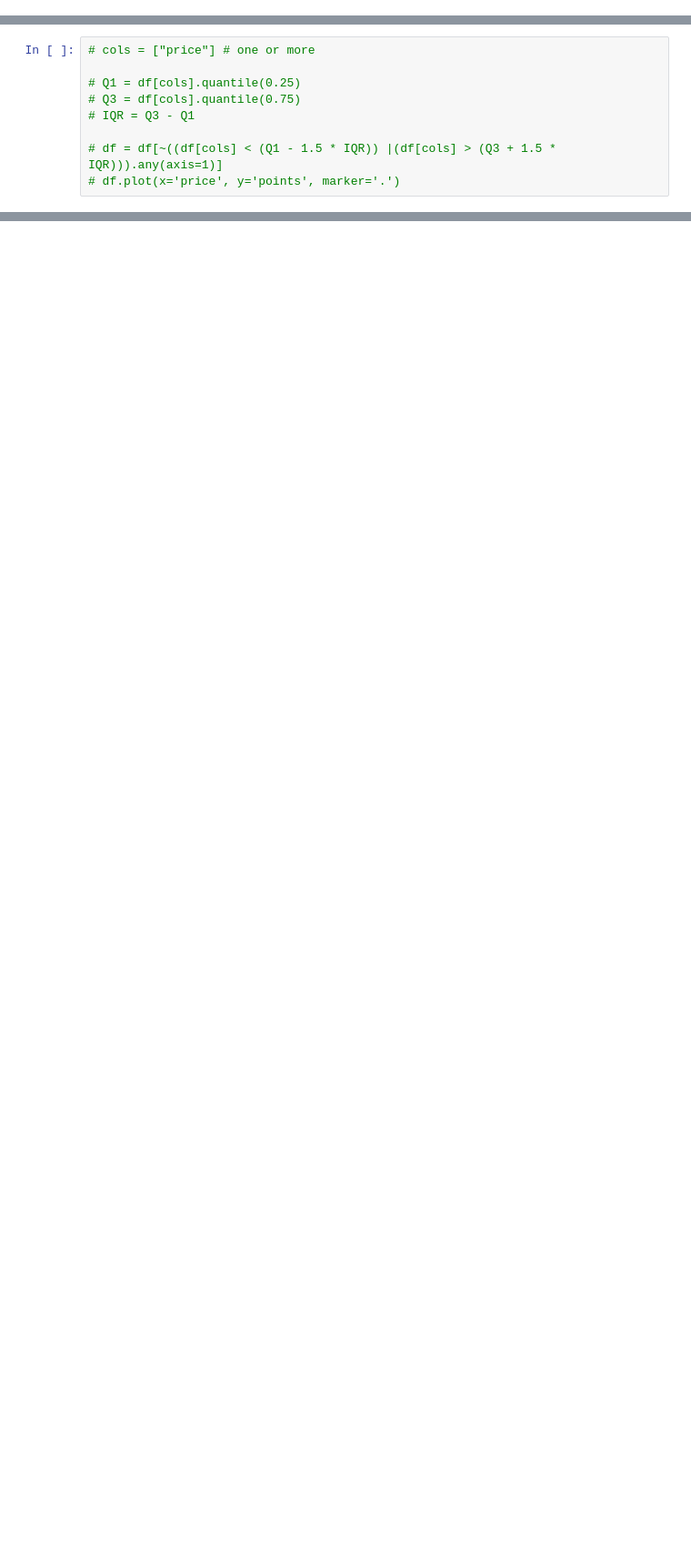
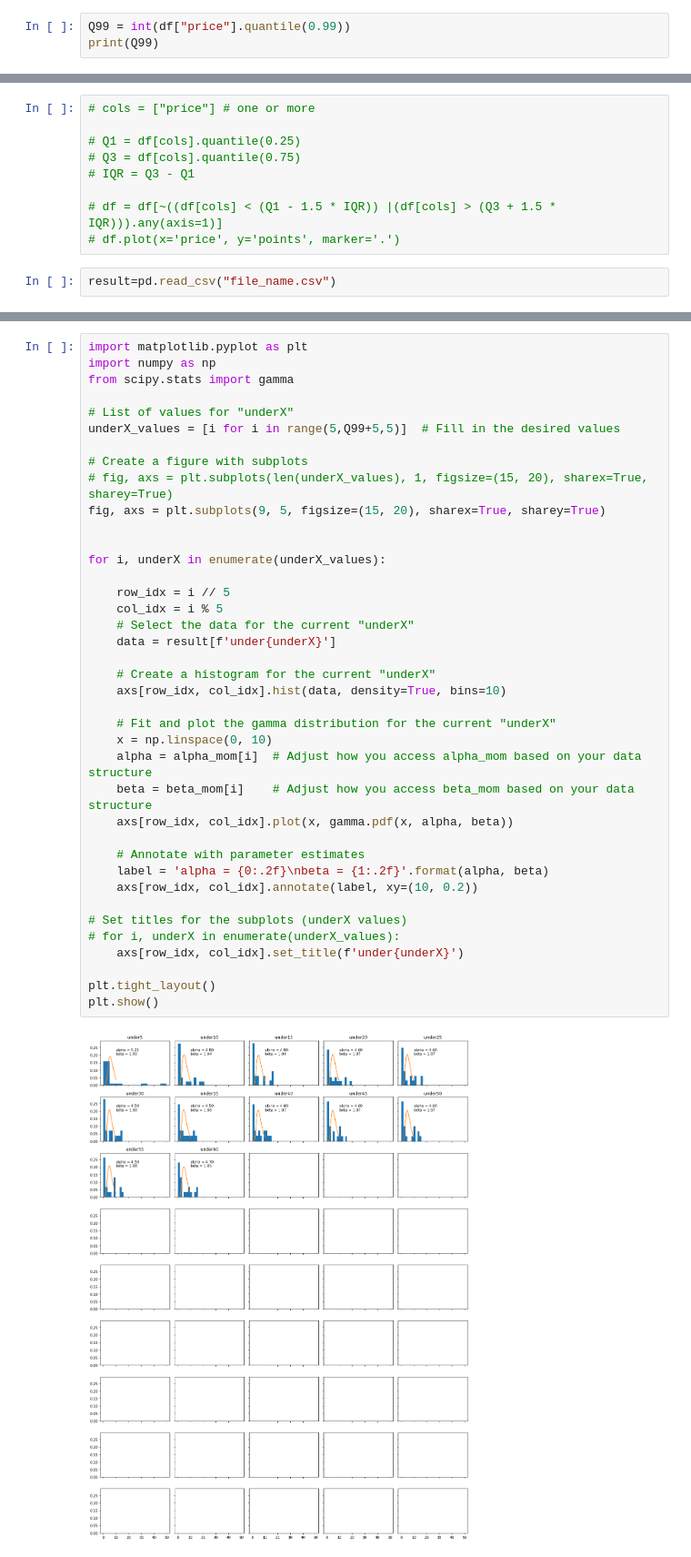
Before and after one commit to JasmnC/DS_MethodOfMovements, a Jupyter notebook: MoM.ipynb, the cells around one changed output, grey strips where cells are left out. Shown at 91% size. Cells and saved outputs as stored; diff of their text form; blank space fills up the shorter version.

Commit message:
code all done, need logic adjustion

```diff
--- a/MoM.ipynb
+++ b/MoM.ipynb
@@ -76,0 +39,3 @@ df.head(100)
+# %%
+Q99 = int(df["price"].quantile(0.99))
+print(Q99)
@@ -125,6 +110,8 @@ points
 
 # df = df[~((df[cols] < (Q1 - 1.5 * IQR)) |(df[cols] > (Q3 + 1.5 * IQR))).any(axis=1)]
 # df.plot(x='price', y='points', marker='.')
+# %%
+result=pd.read_csv("file_name.csv")
 # %%
 mean = result.mean()
 mean
@@ -223,0 +213,41 @@ AttributeError: 'Rectangle' object has no property 'index'
+# %%
+import matplotlib.pyplot as plt
+import numpy as np
+from scipy.stats import gamma
+
+# List of values for "underX"
+underX_values = [i for i in range(5,Q99+5,5)]  # Fill in the desired values
+
+# Create a figure with subplots
+# fig, axs = plt.subplots(len(underX_values), 1, figsize=(15, 20), sharex=True, sharey=True)
+fig, axs = plt.subplots(9, 5, figsize=(15, 20), sharex=True, sharey=True)
+
+
+for i, underX in enumerate(underX_values):
+
+    row_idx = i // 5
+    col_idx = i % 5
+    # Select the data for the current "underX"
+    data = result[f'under{underX}']
+
+    # Create a histogram for the current "underX"
+    axs[row_idx, col_idx].hist(data, density=True, bins=10)
+
+    # Fit and plot the gamma distribution for the current "underX"
+    x = np.linspace(0, 10)
+    alpha = alpha_mom[i]  # Adjust how you access alpha_mom based on your data structure
+    beta = beta_mom[i]    # Adjust how you access beta_mom based on your data structure
+    axs[row_idx, col_idx].plot(x, gamma.pdf(x, alpha, beta))
+
+    # Annotate with parameter estimates
+    label = 'alpha = {0:.2f}\nbeta = {1:.2f}'.format(alpha, beta)
+    axs[row_idx, col_idx].annotate(label, xy=(10, 0.2))
+
+# Set titles for the subplots (underX values)
+# for i, underX in enumerate(underX_values):
+    axs[row_idx, col_idx].set_title(f'under{underX}')
+
+plt.tight_layout()
+plt.show()
+# %% [output]
+[figure, added]
```
Also changed, not shown: parts of 27 cells of this notebook.
